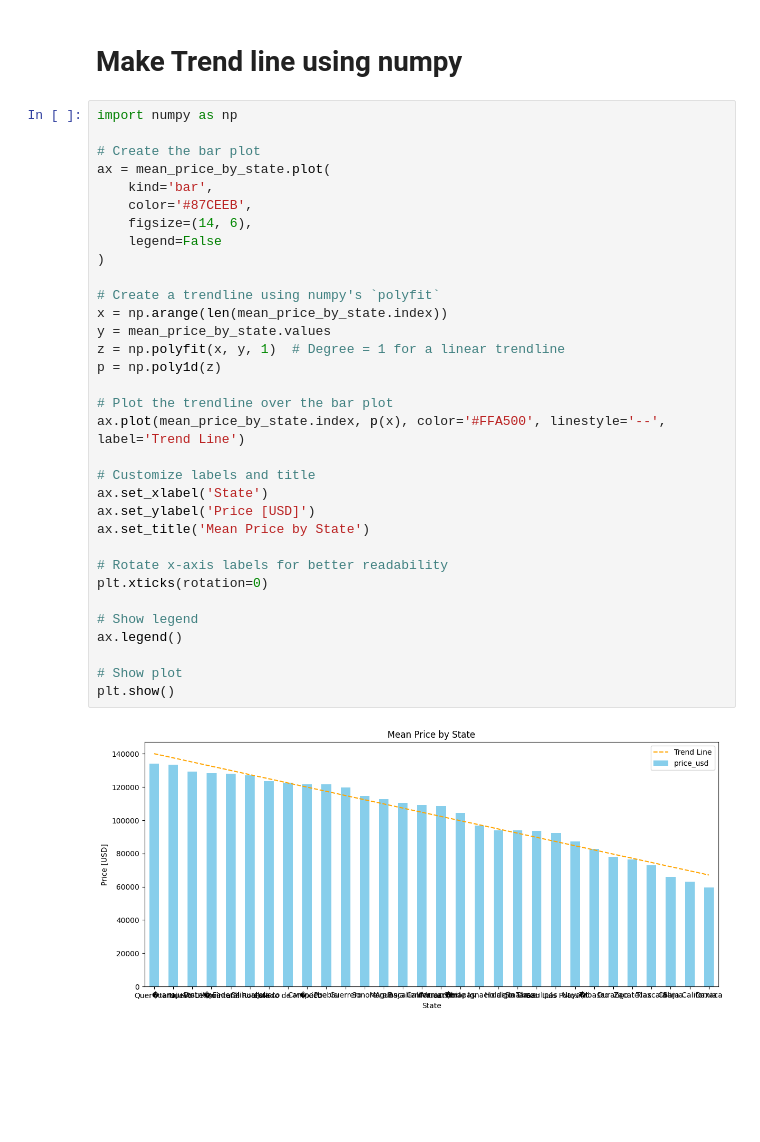
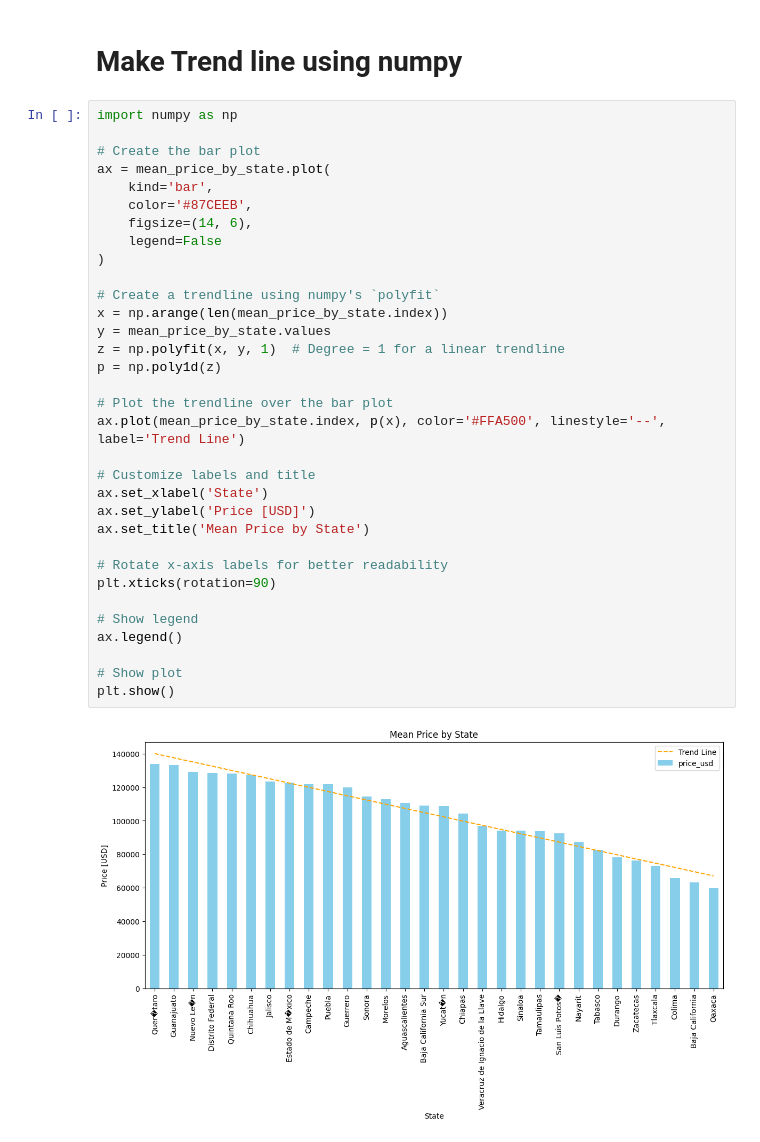
Before and after one commit to Hasan082/Data-Scientist-Project, a Jupyter notebook: Housing in Mexico/Step_4_research_Location_or_Size.ipynb, the cells around one changed output. Saved outputs shown, nothing was run; the diff lists cells and outputs as text; blank space fills up the shorter version.

```diff
--- a/Housing in Mexico/Step_4_research_Location_or_Size.ipynb
+++ b/Housing in Mexico/Step_4_research_Location_or_Size.ipynb
@@ -96,32 +96,32 @@ import numpy as np
 # Create the bar plot
 ax = mean_price_by_state.plot(
     kind='bar',
     color='#87CEEB',
     figsize=(14, 6),
     legend=False
 )
 
 # Create a trendline using numpy's `polyfit`
 x = np.arange(len(mean_price_by_state.index))
 y = mean_price_by_state.values
 z = np.polyfit(x, y, 1)  # Degree = 1 for a linear trendline
 p = np.poly1d(z)
 
 # Plot the trendline over the bar plot
 ax.plot(mean_price_by_state.index, p(x), color='#FFA500', linestyle='--', label='Trend Line')
 
 # Customize labels and title
 ax.set_xlabel('State')
 ax.set_ylabel('Price [USD]')
 ax.set_title('Mean Price by State')
 
 # Rotate x-axis labels for better readability
-plt.xticks(rotation=0)
+plt.xticks(rotation=90)
 
 # Show legend
 ax.legend()
 
 # Show plot
 plt.show()
 # %% [output]
-[figure, old version]
+[figure, new version]
```
Also changed, not shown: parts of 4 cells of this notebook.
